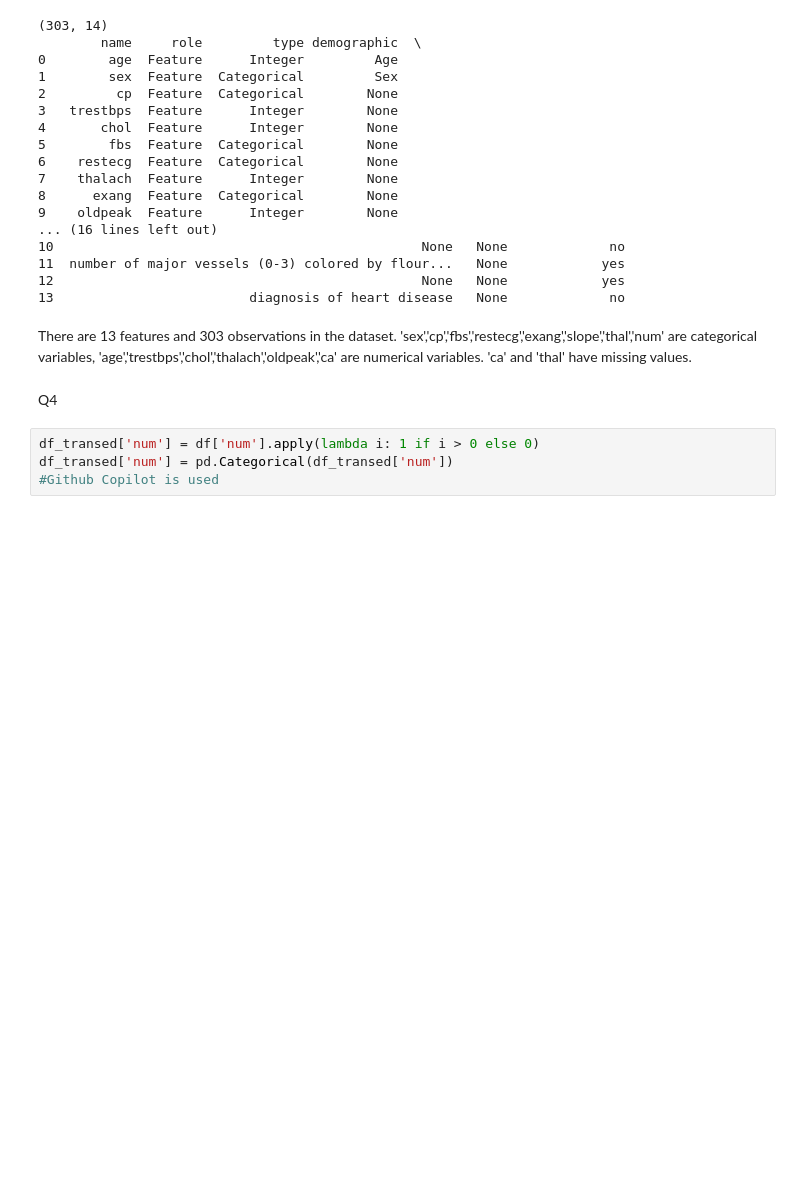
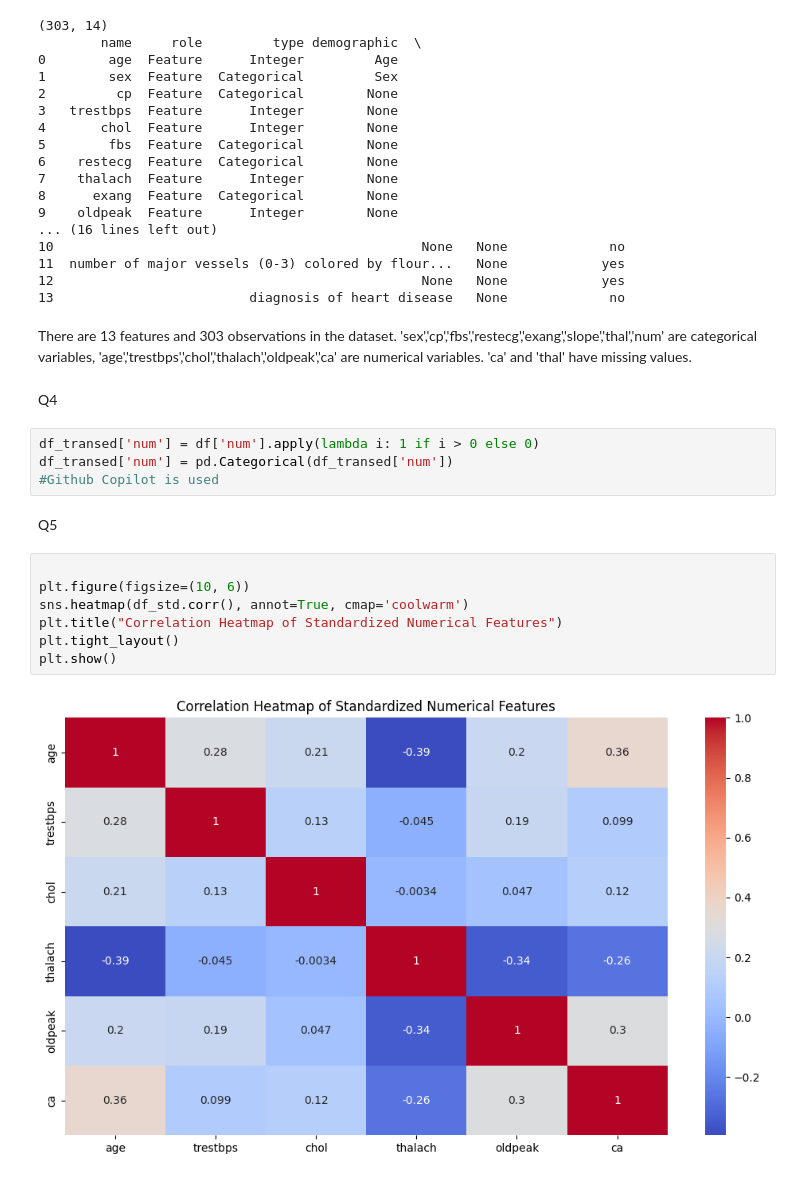
Before and after one commit to YuanfuHuang/Assignment6, a Jupyter notebook: Assignment6.ipynb, the cells around one changed output. Drawn from its saved outputs; the diff is of its cells as text; blank space fills up the shorter version.

```diff
--- a/Assignment6.ipynb
+++ b/Assignment6.ipynb
@@ -105,3 +109,14 @@ Q4
 df_transed['num'] = df['num'].apply(lambda i: 1 if i > 0 else 0)
 df_transed['num'] = pd.Categorical(df_transed['num'])
 #Github Copilot is used
+# %% [markdown]
+Q5
+# %%
+
+plt.figure(figsize=(10, 6))
+sns.heatmap(df_std.corr(), annot=True, cmap='coolwarm')
+plt.title("Correlation Heatmap of Standardized Numerical Features")
+plt.tight_layout()
+plt.show()
+# %% [output]
+[figure, added]
```
Also changed, not shown: parts of 13 cells of this notebook.
